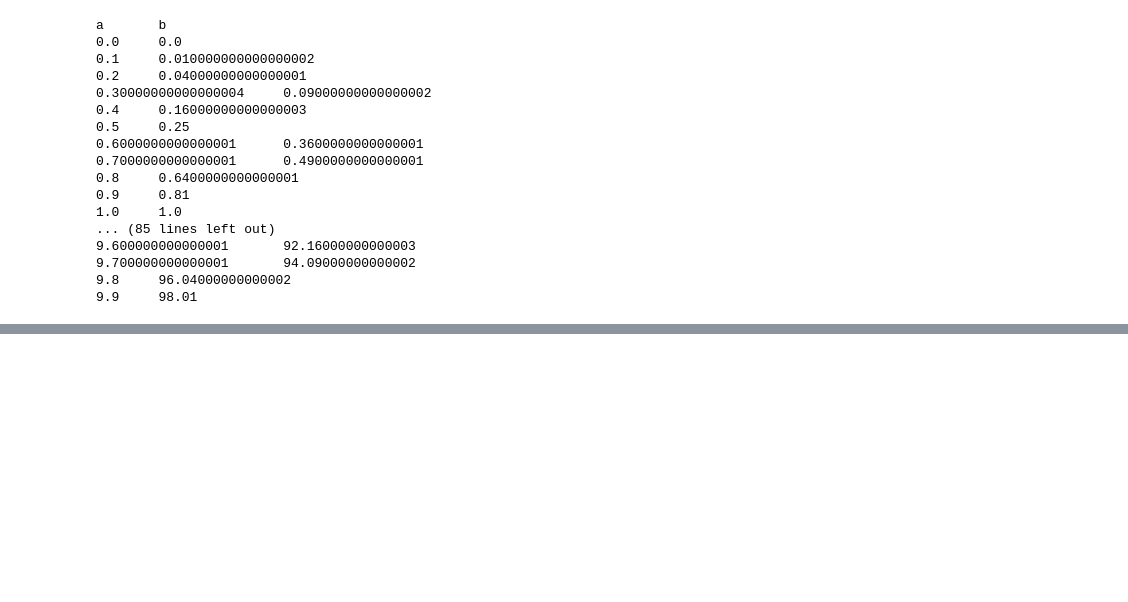
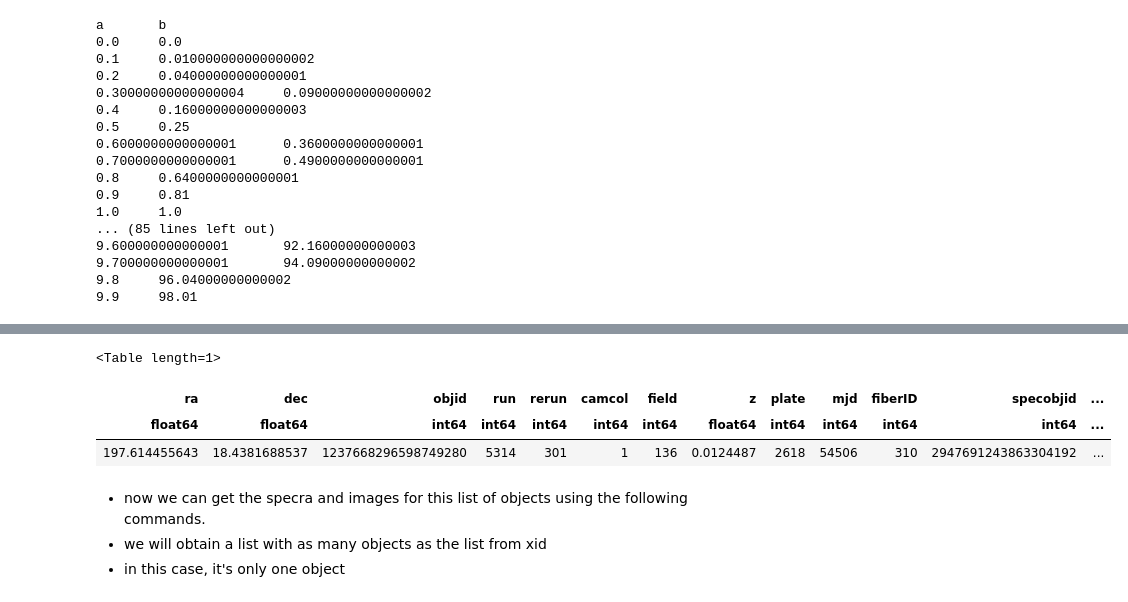
Before and after one commit to astrojarred/JarredsNotes, a Jupyter notebook: Lecture_Notes.ipynb, the cells around one changed output, grey strips where cells are left out. Saved outputs shown, nothing was run; the diff lists cells and outputs as text; code cells hidden in the pictures; blank space fills up the shorter version.

```diff
--- a/Lecture_Notes.ipynb
+++ b/Lecture_Notes.ipynb
@@ -2473,0 +2548,15 @@ a       b
+# %%
+from astroquery.sdss import SDSS
+from astropy import coordinates as coords
+pos = coords.SkyCoord('13h10m27.46s +18d26m17.4s', frame='icrs')
+xid = SDSS.query_region(pos, spectro=True)
+xid
+# %% [output]
+<Table length=1>
+| ra | dec | objid | run | rerun | camcol | field | z | plate | mjd | fiberID | specobjid | ... |
+| float64 | float64 | int64 | int64 | int64 | int64 | int64 | float64 | int64 | int64 | int64 | int64 | ... |
+| 197.614455643 | 18.4381688537 | 1237668296598749280 | 5314 | 301 | 1 | 136 | 0.0124487 | 2618 | 54506 | 310 | 2947691243863304192 | ... |
+# %% [markdown]
+- now we can get the specra and images for this list of objects using the following commands.
+- we will obtain a list with as many objects as the list from xid
+- in this case, it's only one object
```
Also changed, not shown: parts of 15 cells of this notebook.
